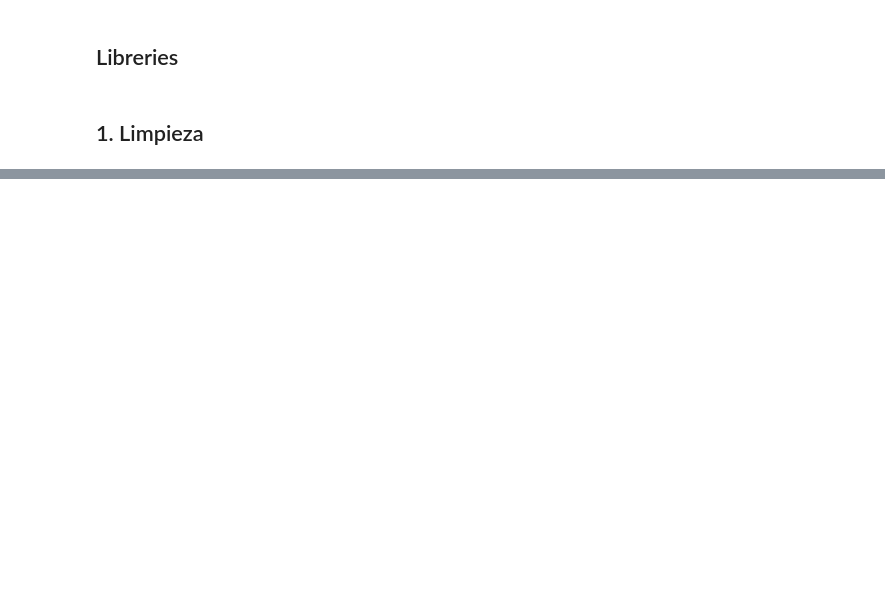
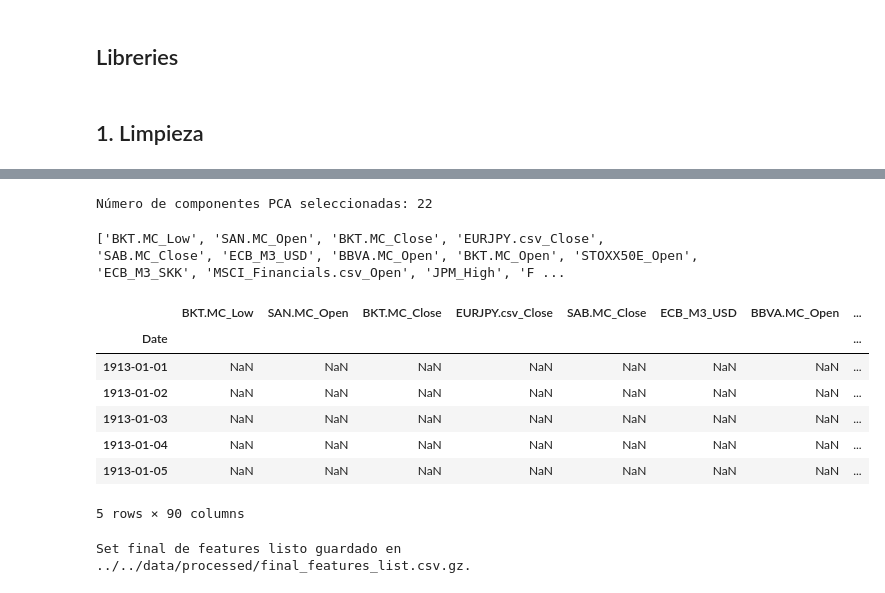
Before and after one commit to alejandromtnz/RNN-Prediccion_acciones, a Jupyter notebook: notebooks/validation/fase 6.ipynb, the cells around one changed output, grey strips where cells are left out. Cells and saved outputs as stored; diff of their text form; code cells hidden in the pictures; blank space fills up the shorter version.

```diff
--- a/notebooks/validation/fase 6.ipynb
+++ b/notebooks/validation/fase 6.ipynb
@@ -189,0 +154,7 @@ print(f"✅ Dataset limpio guardado en: {output_path}")
+# %%
+# Calcular correlación absoluta de todas las columnas con los retornos
+corr_df = data.corr().abs()  # correlación de Pearson
+
+# Solo nos interesa correlación con BBVA y SANT
+corr_bbva = corr_df['BBVA.MC_Close'].sort_values(ascending=False)
+corr_sant = corr_df['SAN.MC_Close'].sort_values(ascending=False)
@@ -189,0 +189,51 @@ print(f"✅ Dataset limpio guardado en: {output_path}")
+# %%
+# Separar variables restantes (no top 50)
+remaining_features = [col for col in data.columns if col not in top_features]
+
+# Escalado
+scaler = StandardScaler()
+X_scaled = pd.DataFrame(
+    scaler.fit_transform(data[remaining_features].fillna(0)),  # rellenar NaN con 0 temporalmente para el scaler
+    index=data.index,
+    columns=remaining_features
+)
+
+# Forward-fill y backward-fill para mantener integridad temporal
+X_scaled = X_scaled.fillna(method='ffill').fillna(method='bfill')
+
+# PCA
+pca = PCA(n_components=0.95)  # conservar 95% de la varianza
+X_pca = pca.fit_transform(X_scaled)
+
+print(f"Número de componentes PCA seleccionadas: {X_pca.shape[1]}")
+
+# Crear DataFrame de componentes PCA
+pca_cols = [f'PCA_{i+1}' for i in range(X_pca.shape[1])]
+pca_df = pd.DataFrame(X_pca, index=data.index, columns=pca_cols)
+# %% [output]
+Número de componentes PCA seleccionadas: 22
+# %%
+# Combinar top_features + PCA
+final_data = pd.concat([data[top_features], pca_df], axis=1)
+
+# Lista de features finales
+final_features = list(final_data.columns)
+
+# Mostrar columnas y primeras filas
+print(final_features)
+display(final_data.head())
+
+# Guardar lista de features finales
+pd.Series(final_features).to_csv('../../data/processed/final_features_list.csv.gz', index=False)
+print("Set final de features listo guardado en ../../data/processed/final_features_list.csv.gz.")
+# %% [output]
+['BKT.MC_Low', 'SAN.MC_Open', 'BKT.MC_Close', 'EURJPY.csv_Close', 'SAB.MC_Close', 'ECB_M3_USD', 'BBVA.MC_Open', 'BKT.MC_Open', 'STOXX50E_Open', 'ECB_M3_SKK', 'MSCI_Financials.csv_Open', 'JPM_High', 'F ...
+|  | BKT.MC_Low | SAN.MC_Open | BKT.MC_Close | EURJPY.csv_Close | SAB.MC_Close | ECB_M3_USD | BBVA.MC_Open | ... |
+| Date |  |  |  |  |  |  |  | ... |
+| 1913-01-01 | NaN | NaN | NaN | NaN | NaN | NaN | NaN | ... |
+| 1913-01-02 | NaN | NaN | NaN | NaN | NaN | NaN | NaN | ... |
+| 1913-01-03 | NaN | NaN | NaN | NaN | NaN | NaN | NaN | ... |
+| 1913-01-04 | NaN | NaN | NaN | NaN | NaN | NaN | NaN | ... |
+| 1913-01-05 | NaN | NaN | NaN | NaN | NaN | NaN | NaN | ... |
+5 rows × 90 columns
+Set final de features listo guardado en ../../data/processed/final_features_list.csv.gz.
```
Also changed, not shown: parts of 12 cells of this notebook.
